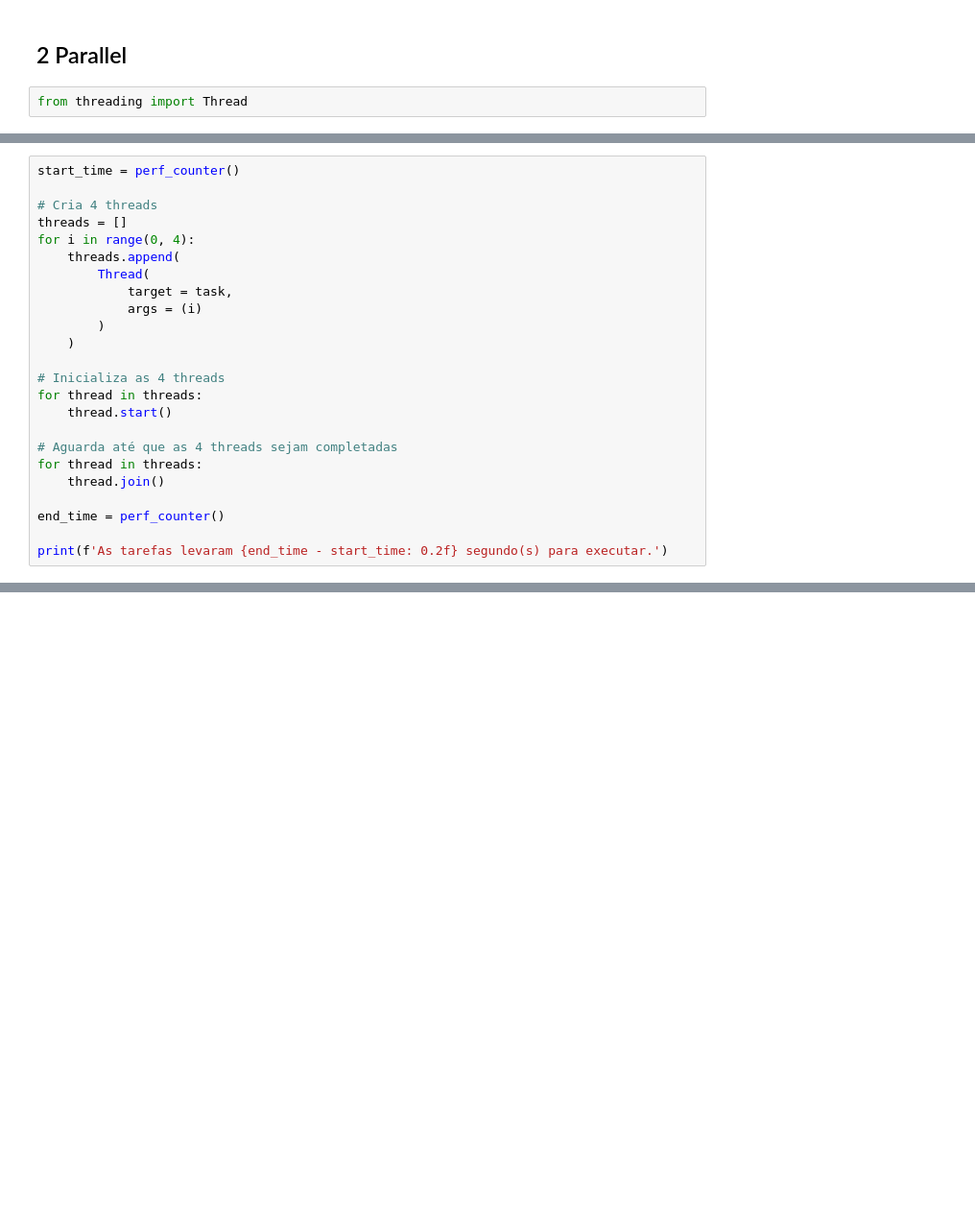
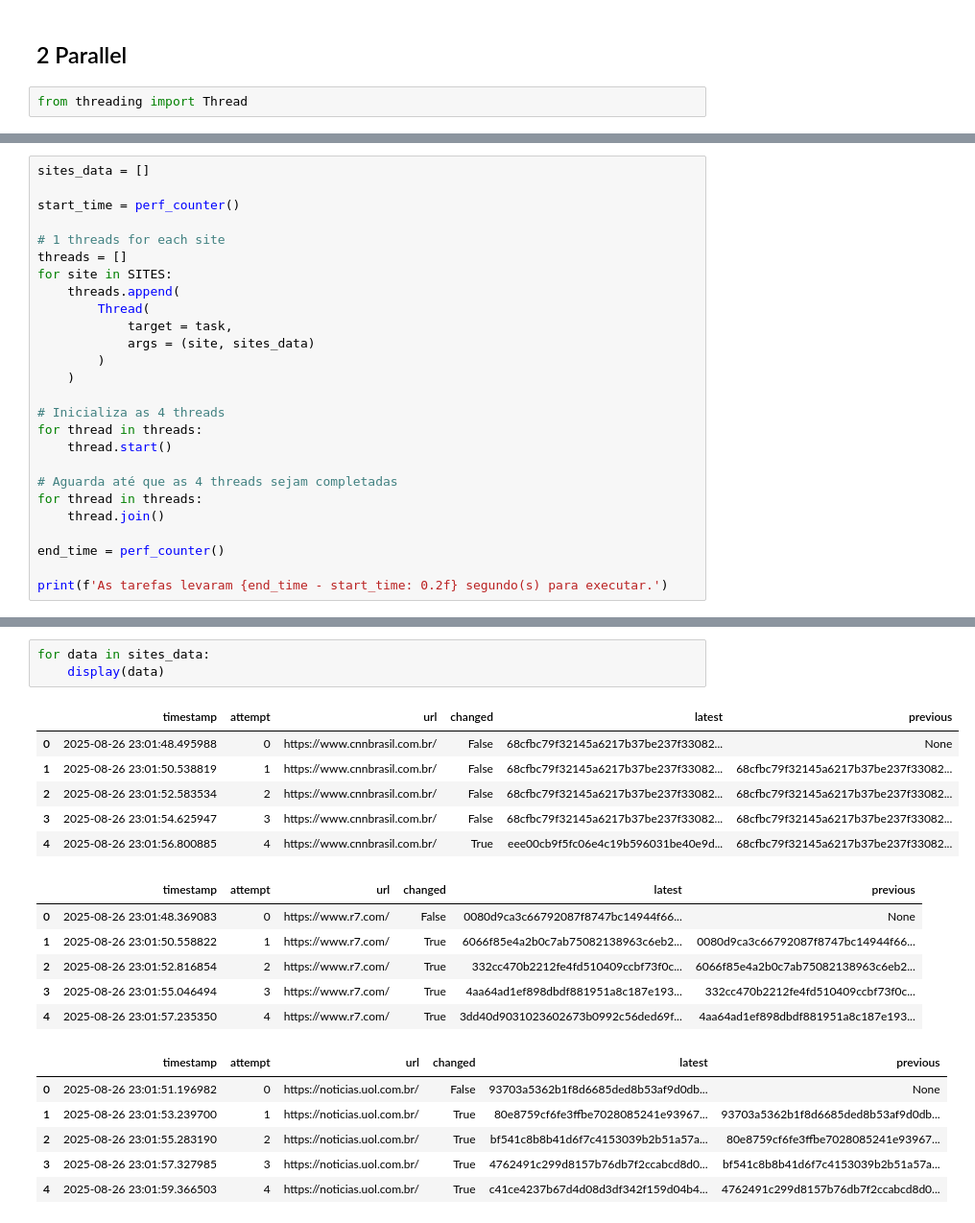
Before and after one commit to feed0/parallel-and-distribute-computing, a Jupyter notebook: unit2/exercises/1-monitor-threads.ipynb, the cells around one changed output, grey strips where cells are left out. Shown at 96% size. Cells and saved outputs as stored; diff of their text form; blank space fills up the shorter version.

```diff
--- a/unit2/exercises/1-monitor-threads.ipynb
+++ b/unit2/exercises/1-monitor-threads.ipynb
@@ -129,13 +162,15 @@ def task(site_index: int):
 # %%
+sites_data = []
+
 start_time = perf_counter()
 
-# Cria 4 threads
+# 1 threads for each site
 threads = []
-for i in range(0, 4):
+for site in SITES:
     threads.append(
         Thread(
             target = task,
-            args = (i)
+            args = (site, sites_data)
         )
     )
 
@@ -154,0 +206,22 @@ As tarefas levaram  1.27 segundo(s) para executar.
+# %%
+for data in sites_data:
+    display(data)
+# %% [output]
+|  | timestamp | attempt | url | changed | latest | previous |
+| 0 | 2025-08-26 23:01:48.495988 | 0 | https://www.cnnbrasil.com.br/ | False | 68cfbc79f32145a6217b37be237f33082... | None |
+| 1 | 2025-08-26 23:01:50.538819 | 1 | https://www.cnnbrasil.com.br/ | False | 68cfbc79f32145a6217b37be237f33082... | 68cfbc79f32145a6217b37be237f33082... |
+| 2 | 2025-08-26 23:01:52.583534 | 2 | https://www.cnnbrasil.com.br/ | False | 68cfbc79f32145a6217b37be237f33082... | 68cfbc79f32145a6217b37be237f33082... |
+| 3 | 2025-08-26 23:01:54.625947 | 3 | https://www.cnnbrasil.com.br/ | False | 68cfbc79f32145a6217b37be237f33082... | 68cfbc79f32145a6217b37be237f33082... |
+| 4 | 2025-08-26 23:01:56.800885 | 4 | https://www.cnnbrasil.com.br/ | True | eee00cb9f5fc06e4c19b596031be40e9d... | 68cfbc79f32145a6217b37be237f33082... |
+|  | timestamp | attempt | url | changed | latest | previous |
+| 0 | 2025-08-26 23:01:48.369083 | 0 | https://www.r7.com/ | False | 0080d9ca3c66792087f8747bc14944f66... | None |
+| 1 | 2025-08-26 23:01:50.558822 | 1 | https://www.r7.com/ | True | 6066f85e4a2b0c7ab75082138963c6eb2... | 0080d9ca3c66792087f8747bc14944f66... |
+| 2 | 2025-08-26 23:01:52.816854 | 2 | https://www.r7.com/ | True | 332cc470b2212fe4fd510409ccbf73f0c... | 6066f85e4a2b0c7ab75082138963c6eb2... |
+| 3 | 2025-08-26 23:01:55.046494 | 3 | https://www.r7.com/ | True | 4aa64ad1ef898dbdf881951a8c187e193... | 332cc470b2212fe4fd510409ccbf73f0c... |
+| 4 | 2025-08-26 23:01:57.235350 | 4 | https://www.r7.com/ | True | 3dd40d9031023602673b0992c56ded69f... | 4aa64ad1ef898dbdf881951a8c187e193... |
+|  | timestamp | attempt | url | changed | latest | previous |
+| 0 | 2025-08-26 23:01:51.196982 | 0 | https://noticias.uol.com.br/ | False | 93703a5362b1f8d6685ded8b53af9d0db... | None |
+| 1 | 2025-08-26 23:01:53.239700 | 1 | https://noticias.uol.com.br/ | True | 80e8759cf6fe3ffbe7028085241e93967... | 93703a5362b1f8d6685ded8b53af9d0db... |
+| 2 | 2025-08-26 23:01:55.283190 | 2 | https://noticias.uol.com.br/ | True | bf541c8b8b41d6f7c4153039b2b51a57a... | 80e8759cf6fe3ffbe7028085241e93967... |
+| 3 | 2025-08-26 23:01:57.327985 | 3 | https://noticias.uol.com.br/ | True | 4762491c299d8157b76db7f2ccabcd8d0... | bf541c8b8b41d6f7c4153039b2b51a57a... |
+| 4 | 2025-08-26 23:01:59.366503 | 4 | https://noticias.uol.com.br/ | True | c41ce4237b67d4d08d3df342f159d04b4... | 4762491c299d8157b76db7f2ccabcd8d0... |
```
Also changed, not shown: parts of 7 cells of this notebook.
